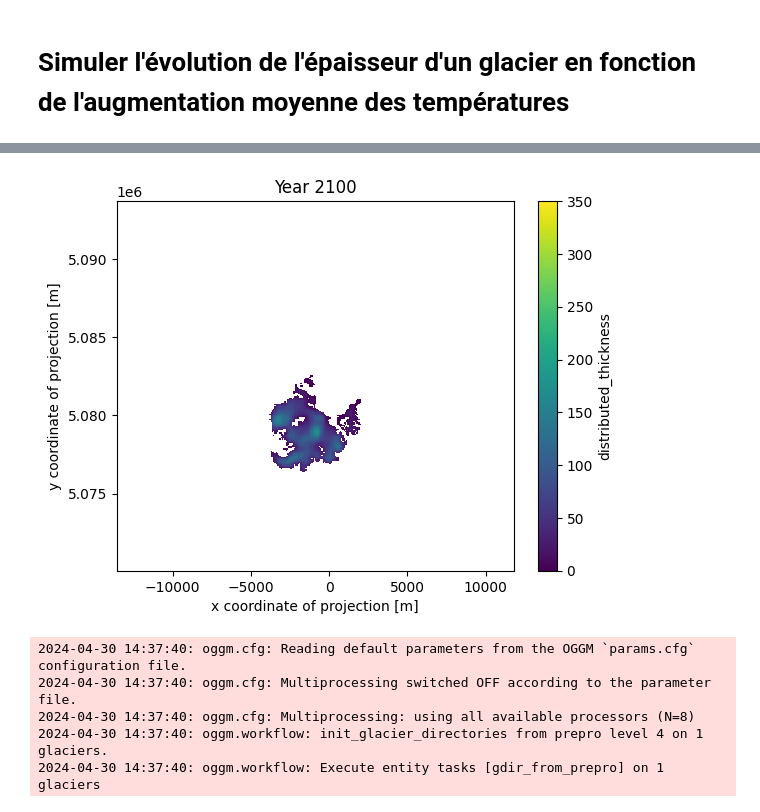
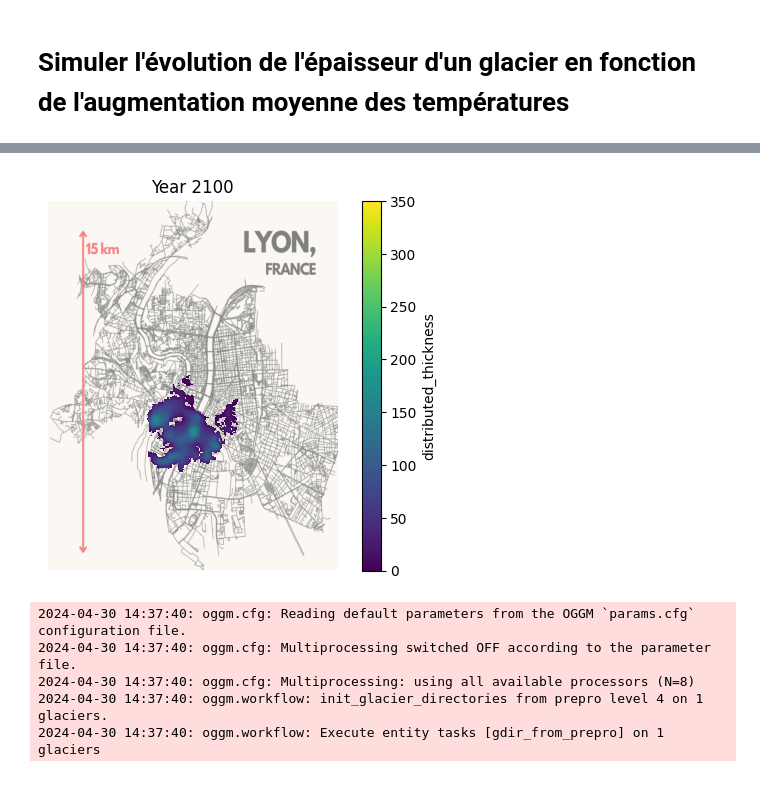
Before and after one commit to riccardotommasini/smart24, a Jupyter notebook: notebooks/1_simulation_epaisseur_temperatures.ipynb, the cells around one changed output, grey strips where cells are left out. Drawn from its saved outputs; the diff is of its cells as text; code cells hidden in the pictures.

Commit message:
Surface avec background images anim

```diff
--- a/notebooks/1_simulation_epaisseur_temperatures.ipynb
+++ b/notebooks/1_simulation_epaisseur_temperatures.ipynb
@@ -45,7 +46,13 @@ def sim_thick_by_temp_anim(animation_name = "animation.html", glacier_name = 'RG
 
     ds = distribute_2d.distribute_thickness_from_simulation(gdir, input_filesuffix='_random_s1')
 
-    # Animation
+
+
+
+
+    image = plt.imread('lyon_annote.png')
+    thk = ds['distributed_thickness'];
+
     fig, ax = plt.subplots();
 
     thk = ds['distributed_thickness'];
@@ -55,11 +62,26 @@ def sim_thick_by_temp_anim(animation_name = "animation.html", glacier_name = 'RG
         add_colorbar=True,
         cmap='viridis',
         vmin=0, vmax=350,
-        cbar_kwargs={
-            'extend':'neither'
-        }
     )
-    ax.axis('equal');
+
+    # Définir les limites des axes
+    # ax.set_xlim([-4500, 3000])
+    # ax.set_ylim([5.075 * 1e6, 5.09 * 1e6])
+
+    # # Ajouter une échelle horizontale
+    # scalebar = ScaleBar(1, location='lower right')  # 1 mètre équivalent à 1 unité de l'axe
+    # ax.add_artist(scalebar)
+
+    ax.imshow(image, extent=[-11000, 9000, 5.070 * 1e6, 5.095 * 1e6], alpha=0.5)
+
+    # # Ajouter une échelle verticale
+    # scalebar_vertical = ScaleBar(1, location='upper right', scale_loc='right', rotation="vertical")  # 1 mètre équivalent à 1 unité de l'axe
+    # ax.add_artist(scalebar_vertical)
+
+    ax.axis('off')
+
+    # Ajuster l'aspect des axes pour qu'ils soient égaux
+    ax.set_aspect('equal')
 
     def animate(frame):
 
@@ -71,6 +93,7 @@ def sim_thick_by_temp_anim(animation_name = "animation.html", glacier_name = 'RG
     # Générer le code HTML de l'animation
     animation_html = ani_glacier.to_jshtml();
 
+    HTML(ani_glacier.to_jshtml())
     # Écrire le code HTML dans un fichier
     with open(animation_name, "w") as html_file:
         html_file.write(animation_html);
@@ -109,5 +132,5 @@ file_name = "evolution_mer_de_glace_1_5.html"
 rgi_id = 'RGI60-11.03643'
 temp_bias = 1.5
 sim_thick_by_temp_anim(file_name, rgi_id, 2010, 2100, temp_bias, 2010);
-process_file(file_name)
+# process_file(file_name)
 # %% [output]
@@ -119,4 +142,4 @@ process_file(file_name)
-[figure, old version]
+[figure, new version]
 # %%
 def initializa_gdir(glacier_name = 'RGI60-15.03473') :
     # Initialize OGGM and set up the default run parameters
```
Also changed, not shown: parts of 5 cells of this notebook, 2 other files.
